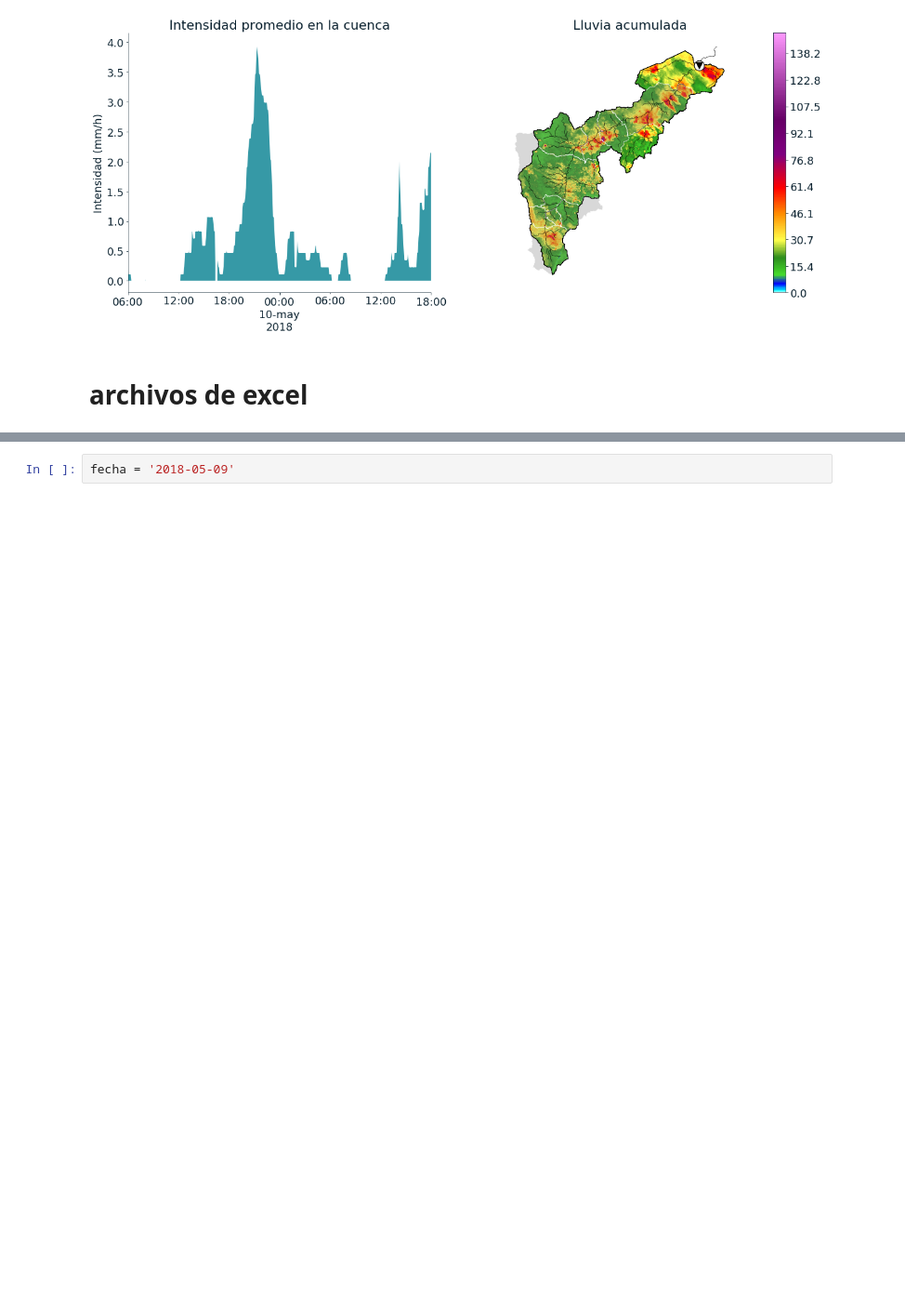
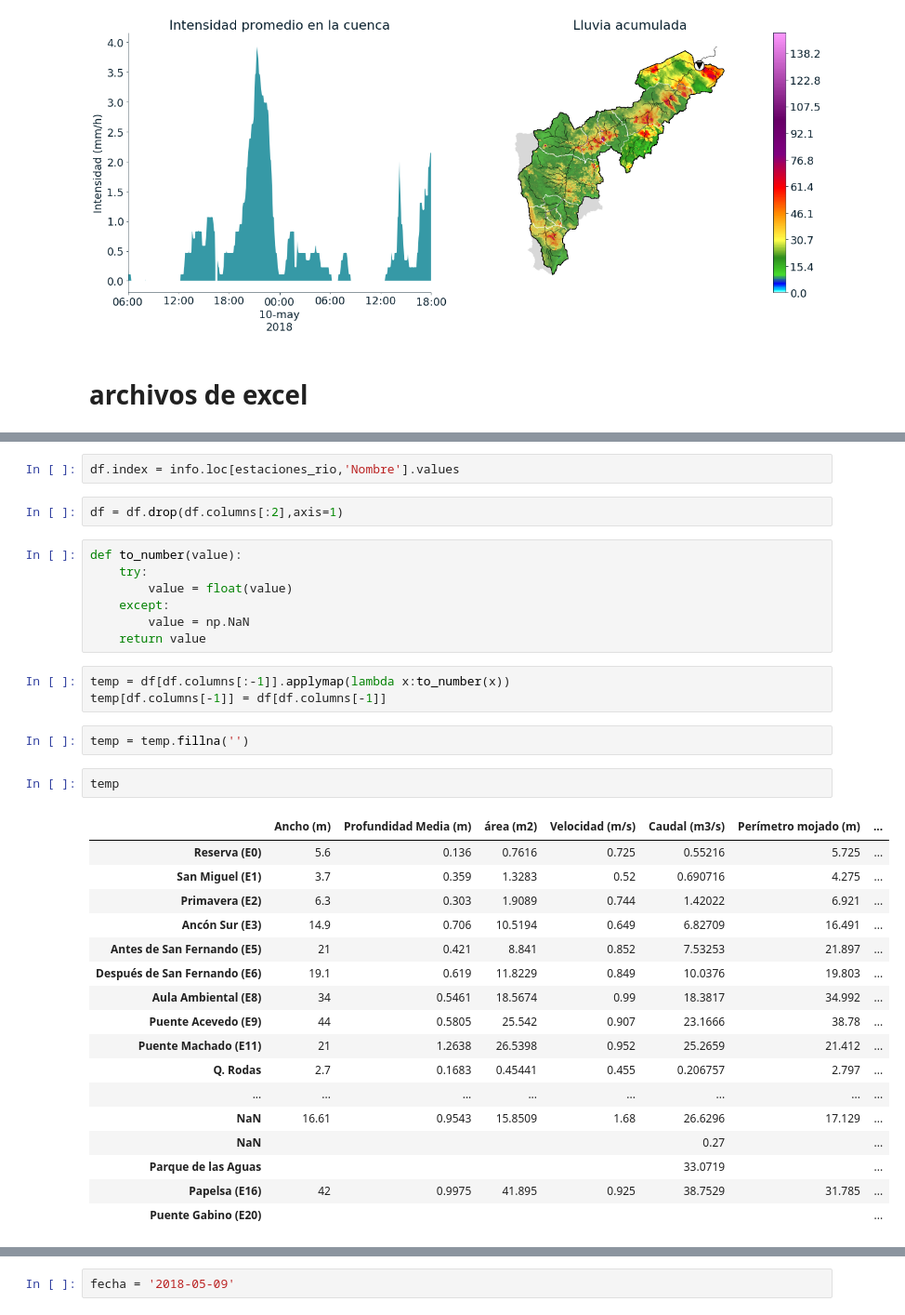
Before and after one commit to vanesalo10/CPR, a Jupyter notebook: documentacion/redrio.ipynb, the cells around one changed output, grey strips where cells are left out. Shown: that part at 93% size. Drawn from its saved outputs; the diff is of its cells as text; blank space fills up the shorter version.

```diff
--- a/documentacion/redrio.ipynb
+++ b/documentacion/redrio.ipynb
@@ -769,0 +927,36 @@ plot_lluvia_redrio(rain,rain_vect,filepath)
+# %%
+df.index = info.loc[estaciones_rio,'Nombre'].values
+# %%
+df = df.drop(df.columns[:2],axis=1)
+# %%
+def to_number(value):
+    try:
+        value = float(value)
+    except:
+        value = np.NaN
+    return value
+# %%
+temp = df[df.columns[:-1]].applymap(lambda x:to_number(x))
+temp[df.columns[-1]] = df[df.columns[-1]]
+# %%
+temp = temp.fillna('')
+# %%
+temp
+# %% [output]
+|  | Ancho (m) | Profundidad Media (m) | área (m2) | Velocidad (m/s) | Caudal (m3/s) | Perímetro mojado (m) | ... |
+| Reserva (E0) | 5.6 | 0.136 | 0.7616 | 0.725 | 0.55216 | 5.725 | ... |
+| San Miguel (E1) | 3.7 | 0.359 | 1.3283 | 0.52 | 0.690716 | 4.275 | ... |
+| Primavera (E2) | 6.3 | 0.303 | 1.9089 | 0.744 | 1.42022 | 6.921 | ... |
+| Ancón Sur (E3) | 14.9 | 0.706 | 10.5194 | 0.649 | 6.82709 | 16.491 | ... |
+| Antes de San Fernando (E5) | 21 | 0.421 | 8.841 | 0.852 | 7.53253 | 21.897 | ... |
+| Después de San Fernando (E6) | 19.1 | 0.619 | 11.8229 | 0.849 | 10.0376 | 19.803 | ... |
+| Aula Ambiental (E8) | 34 | 0.5461 | 18.5674 | 0.99 | 18.3817 | 34.992 | ... |
+| Puente Acevedo (E9) | 44 | 0.5805 | 25.542 | 0.907 | 23.1666 | 38.78 | ... |
+| Puente Machado (E11) | 21 | 1.2638 | 26.5398 | 0.952 | 25.2659 | 21.412 | ... |
+| Q. Rodas | 2.7 | 0.1683 | 0.45441 | 0.455 | 0.206757 | 2.797 | ... |
+| ... | ... | ... | ... | ... | ... | ... | ... |
+| NaN | 16.61 | 0.9543 | 15.8509 | 1.68 | 26.6296 | 17.129 | ... |
+| NaN |  |  |  |  | 0.27 |  | ... |
+| Parque de las Aguas |  |  |  |  | 33.0719 |  | ... |
+| Papelsa (E16) | 42 | 0.9975 | 41.895 | 0.925 | 38.7529 | 31.785 | ... |
+| Puente Gabino (E20) |  |  |  |  |  |  | ... |
```
Also changed, not shown: parts of 30 cells of this notebook.
